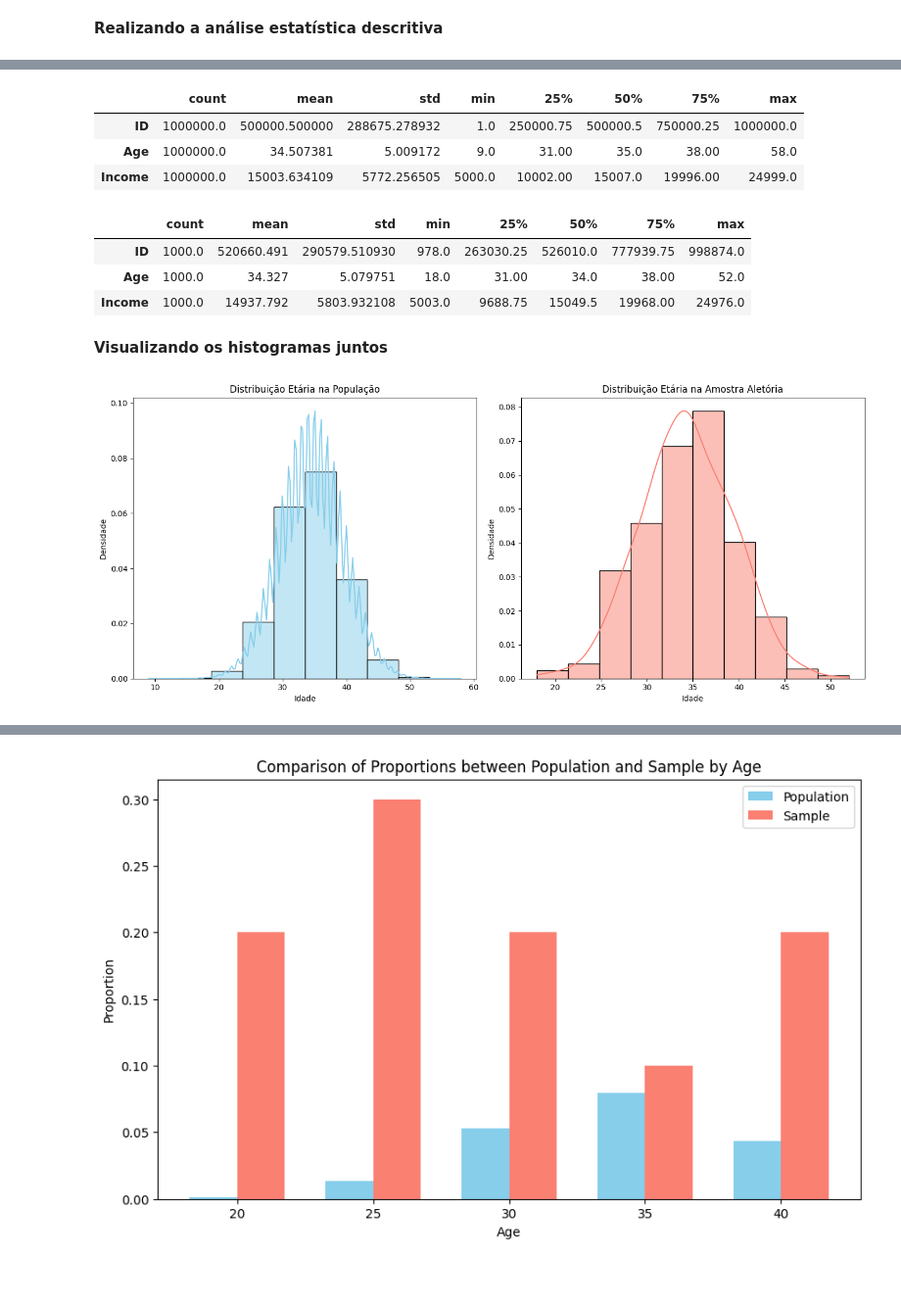
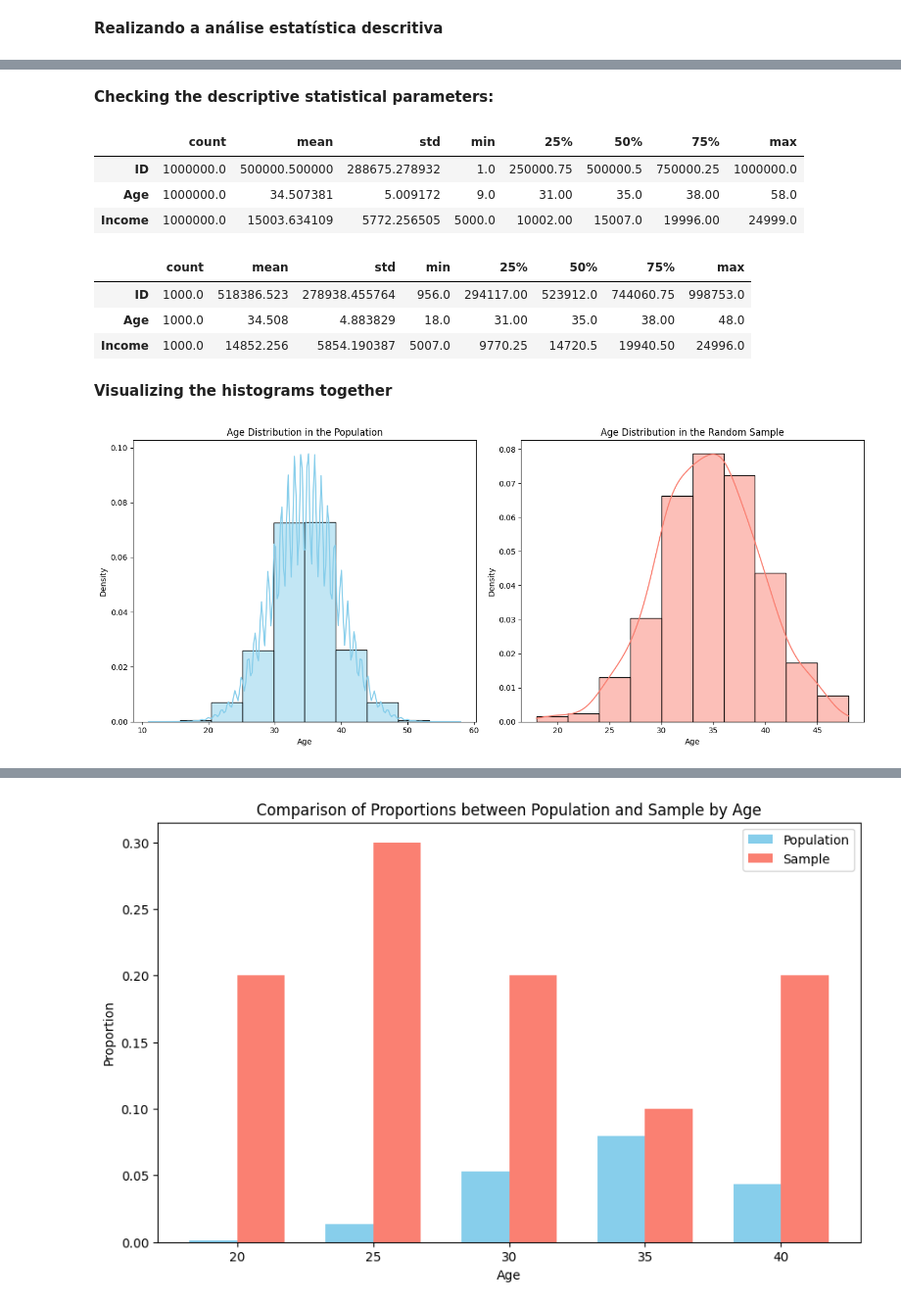
Before and after one commit to andressa80/Estat-stica, a Jupyter notebook: Sampling/Sampling.ipynb, the cells around one changed output, grey strips where cells are left out. Shown: that part at 98% size. Cells and saved outputs as stored; diff of their text form; code cells hidden in the pictures; blank space fills up the shorter version.

```diff
--- a/amostragem/amostragem.ipynb
+++ b/Sampling/Sampling.ipynb
@@ -122,0 +94,10 @@ Amostragem Aleatória Simples:
+# %%
+# Simple Random Sampling
+def simple_random_sampling(population, n):
+    return population.sample(n)
+
+# Example of using simple random sampling to select 1,000 individuals
+# Here 'population' is the DataFrame containing the population data
+random_sample = simple_random_sampling(population, 1000)
+print("Simple Random Sampling:")
+print(random_sample)
@@ -123,3 +120,5 @@ Amostragem Aleatória Simples:
+# %% [markdown]
+**Checking the descriptive statistical parameters:**
 # %%
 population.describe().T
 # %% [output]
@@ -127,41 +126,42 @@ population.describe().T
 | ID | 1000000.0 | 500000.500000 | 288675.278932 | 1.0 | 250000.75 | 500000.5 | 750000.25 | 1000000.0 |
 | Age | 1000000.0 | 34.507381 | 5.009172 | 9.0 | 31.00 | 35.0 | 38.00 | 58.0 |
 | Income | 1000000.0 | 15003.634109 | 5772.256505 | 5000.0 | 10002.00 | 15007.0 | 19996.00 | 24999.0 |
-# %%
-amostra_aleatoria.describe().T
-# %% [output]
-|  | count | mean | std | min | 25% | 50% | 75% | max |
-| ID | 1000.0 | 520660.491 | 290579.510930 | 978.0 | 263030.25 | 526010.0 | 777939.75 | 998874.0 |
-| Age | 1000.0 | 34.327 | 5.079751 | 18.0 | 31.00 | 34.0 | 38.00 | 52.0 |
-| Income | 1000.0 | 14937.792 | 5803.932108 | 5003.0 | 9688.75 | 15049.5 | 19968.00 | 24976.0 |
-# %% [markdown]
-**Visualizando os histogramas juntos**
+# %%
+# Displaying the descriptive statistics of the random sample
+random_sample.describe().T
+# %% [output]
+|  | count | mean | std | min | 25% | 50% | 75% | max |
+| ID | 1000.0 | 518386.523 | 278938.455764 | 956.0 | 294117.00 | 523912.0 | 744060.75 | 998753.0 |
+| Age | 1000.0 | 34.508 | 4.883829 | 18.0 | 31.00 | 35.0 | 38.00 | 48.0 |
+| Income | 1000.0 | 14852.256 | 5854.190387 | 5007.0 | 9770.25 | 14720.5 | 19940.50 | 24996.0 |
+# %% [markdown]
+**Visualizing the histograms together**
 # %%
-# Supondo que 'population' e 'systematic_sample' sejam seus DataFrames
-# e as colunas 'Age' estejam definidas
+# Assuming 'population' and 'systematic_sample' are your DataFrames
+# and the 'Age' columns are defined
 
-# Configurações para o tamanho da figura
+# Setting the figure size
 plt.figure(figsize=(14, 6))
 
-# Plotando o histograma com curva de densidade para a coluna 'Age' do DataFrame 'population'
-plt.subplot(1, 2, 1)  # 1 linha, 2 colunas, 1ª posição
+# Plotting the histogram with density curve for the 'Age' column in the 'population' DataFrame
+plt.subplot(1, 2, 1)  # 1 row, 2 columns, position 1
 sns.histplot(population['Age'], bins=10, kde=True, color='skyblue', edgecolor='black', stat='density')
-plt.title('Distribuição Etária na População')
-plt.xlabel('Idade')
-plt.ylabel('Densidade')
+plt.title('Age Distribution in the Population')
+plt.xlabel('Age')
+plt.ylabel('Density')
 
-# Plotando o histograma com curva de densidade para a coluna 'Age' do DataFrame 'systematic_sample'
-plt.subplot(1, 2, 2)  # 1 linha, 2 colunas, 2ª posição
-sns.histplot(amostra_aleatoria['Age'], bins=10, kde=True, color='salmon', edgecolor='black', stat='density')
-plt.title('Distribuição Etária na Amostra Aletória')
-plt.xlabel('Idade')
-plt.ylabel('Densidade')
+# Plotting the histogram with density curve for the 'Age' column in the 'random_sample' DataFrame
+plt.subplot(1, 2, 2)  # 1 row, 2 columns, position 2
+sns.histplot(random_sample['Age'], bins=10, kde=True, color='salmon', edgecolor='black', stat='density')
+plt.title('Age Distribution in the Random Sample')
+plt.xlabel('Age')
+plt.ylabel('Density')
 
-# Ajustando o layout para evitar sobreposição
+# Adjusting the layout to avoid overlap
 plt.tight_layout()
 
-# Exibindo os gráficos
+# Displaying the plots
 plt.show()
 # %% [output]
-[figure, old version]
+[figure, new version]
 # %%
```
Also changed, not shown: parts of 13 cells of this notebook, 14 other files.
